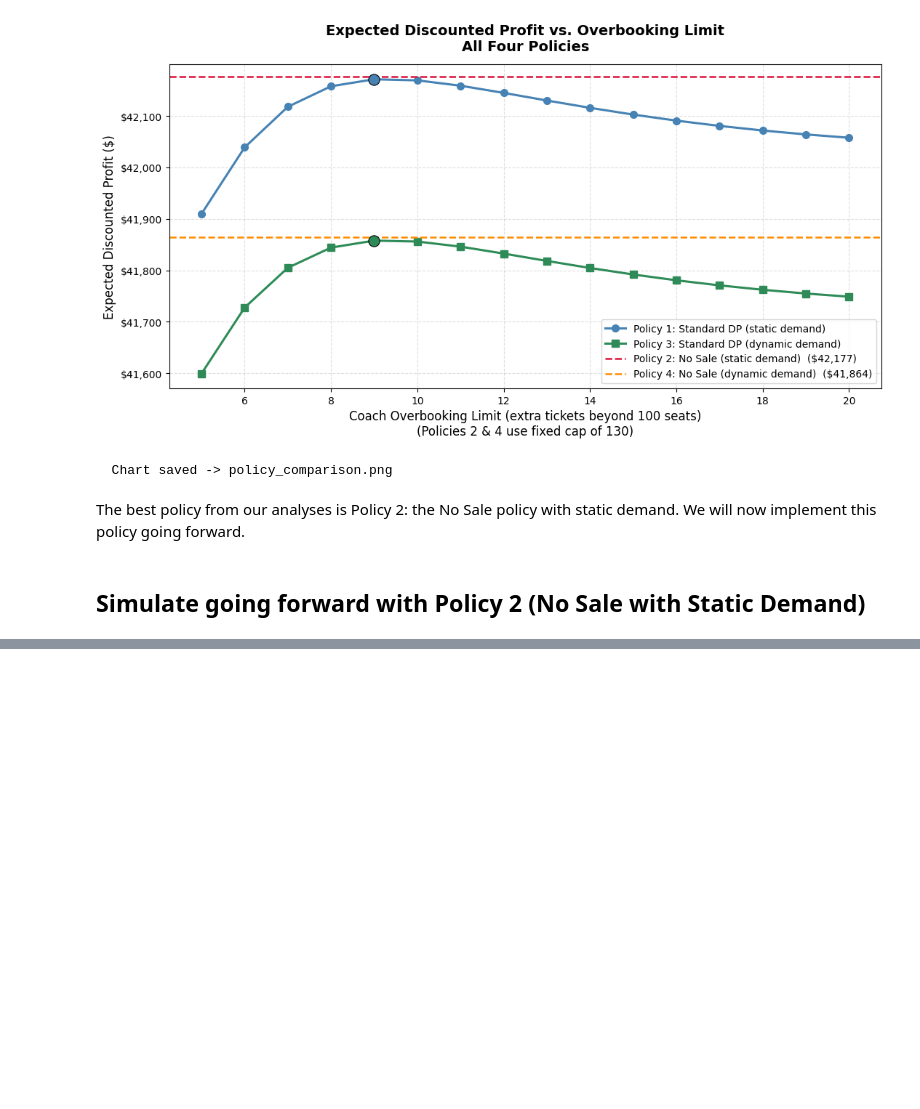
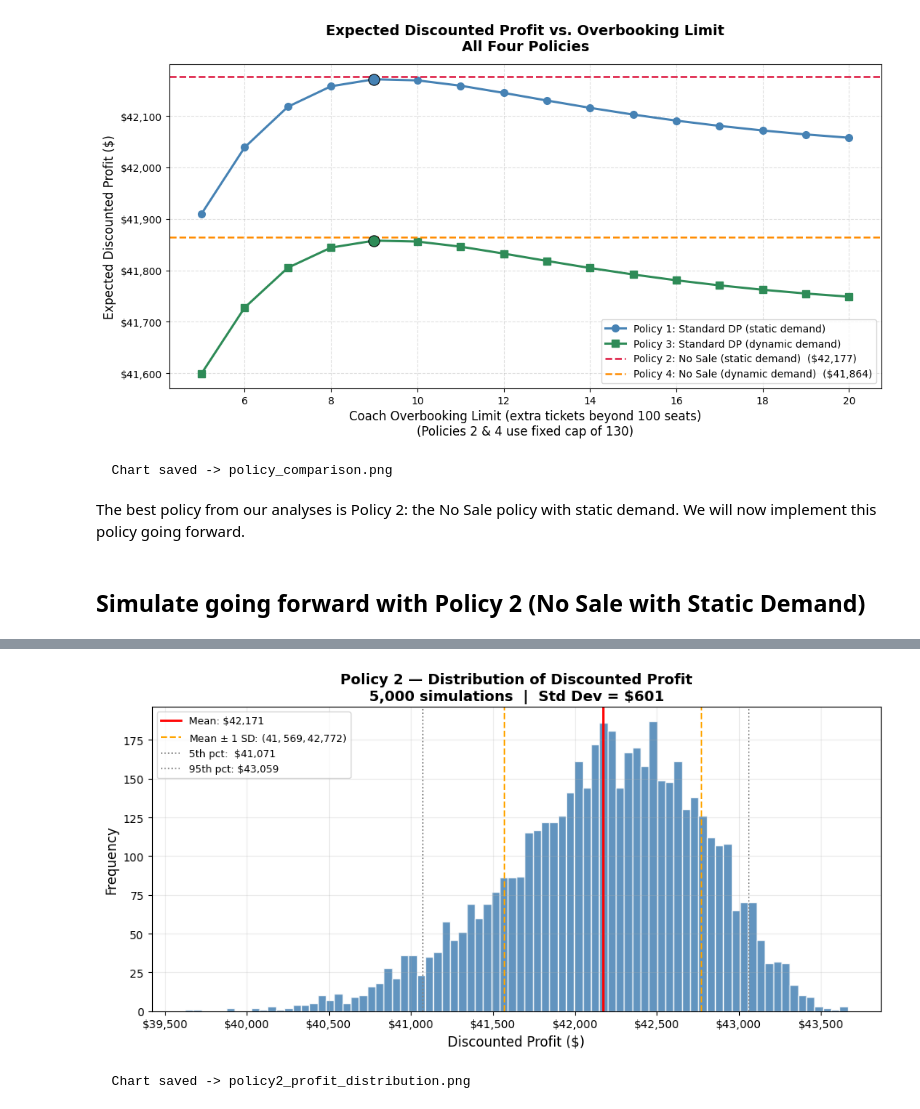
Before and after one commit to jringler30/airline_dynamic_programming, a Jupyter notebook: opti2_project2.ipynb, the cells around one changed output, grey strips where cells are left out. Saved outputs shown, nothing was run; the diff lists cells and outputs as text; code cells hidden in the pictures; blank space fills up the shorter version.

```diff
--- a/opti2_project2.ipynb
+++ b/opti2_project2.ipynb
@@ -1550,7 +1447,7 @@ def plot_simulation(results: dict) -> None:
 # %%
 # Step 1: Solve the DP and extract the optimal policy table
 print('Solving Policy 2 DP to extract optimal pricing policy ...')
-value_table, policy_table = solve_dp_flexible_with_policy(max_coach=130)
+value_table, policy_table = solve_dp_flexible(max_coach=130)
 print(f"Expected profit (from DP): ${value_table[SELLING_HORIZON, 0, 0]:,.2f}")
 
 # Step 2: Run one simulated selling season
@@ -1581,0 +1589,32 @@ Running simulation ...
+# %%
+# ── Histogram of Discounted Profits ──────────────────────────────────────────
+
+fig, ax = plt.subplots(figsize=(10, 5))
+
+ax.hist(all_profits, bins=80, color='steelblue', edgecolor='white', alpha=0.85)
+
+ax.axvline(mean_profit,        color='red',    linewidth=2,   label=f'Mean: ${mean_profit:,.0f}')
+ax.axvline(mean_profit - std_profit, color='orange', linewidth=1.5, linestyle='--',
+           label=f'Mean ± 1 SD: (${mean_profit - std_profit:,.0f}, ${mean_profit + std_profit:,.0f})')
+ax.axvline(mean_profit + std_profit, color='orange', linewidth=1.5, linestyle='--')
+ax.axvline(p5,  color='grey', linewidth=1.2, linestyle=':',  label=f'5th pct:  ${p5:,.0f}')
+ax.axvline(p95, color='grey', linewidth=1.2, linestyle=':',  label=f'95th pct: ${p95:,.0f}')
+
+ax.set_xlabel('Discounted Profit ($)', fontsize=12)
+ax.set_ylabel('Frequency',             fontsize=12)
+ax.set_title(
+    f'Policy 2 — Distribution of Discounted Profit\n'
+    f'{N_SIM:,} simulations  |  Std Dev = ${std_profit:,.0f}',
+    fontsize=13, fontweight='bold'
+)
+ax.xaxis.set_major_formatter(plt.FuncFormatter(lambda v, _: f'${v:,.0f}'))
+ax.legend(fontsize=9)
+ax.grid(True, alpha=0.25)
+
+plt.tight_layout()
+plt.savefig('policy2_profit_distribution.png', dpi=150, bbox_inches='tight')
+plt.show()
+print('  Chart saved -> policy2_profit_distribution.png')
+# %% [output]
+[figure, added]
+  Chart saved -> policy2_profit_distribution.png
```
Also changed, not shown: parts of 15 cells of this notebook.
